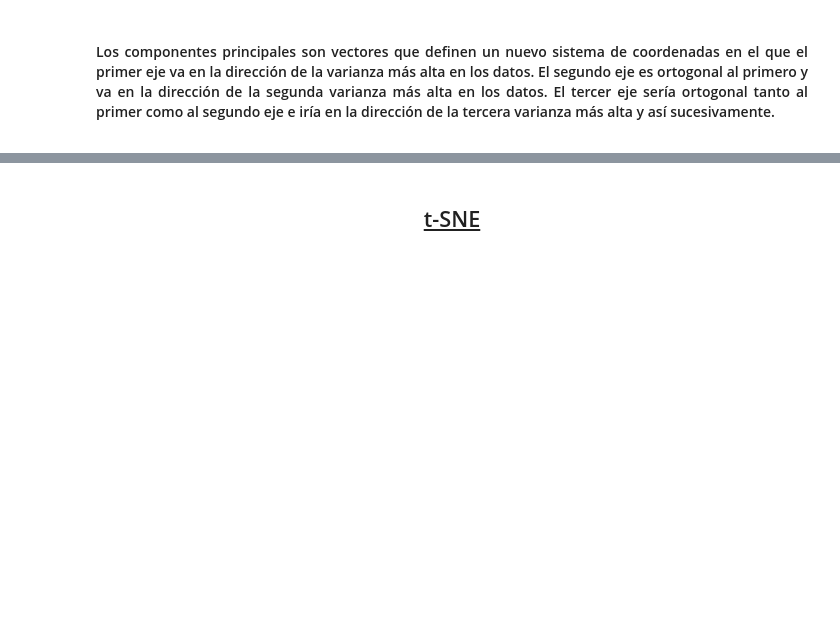
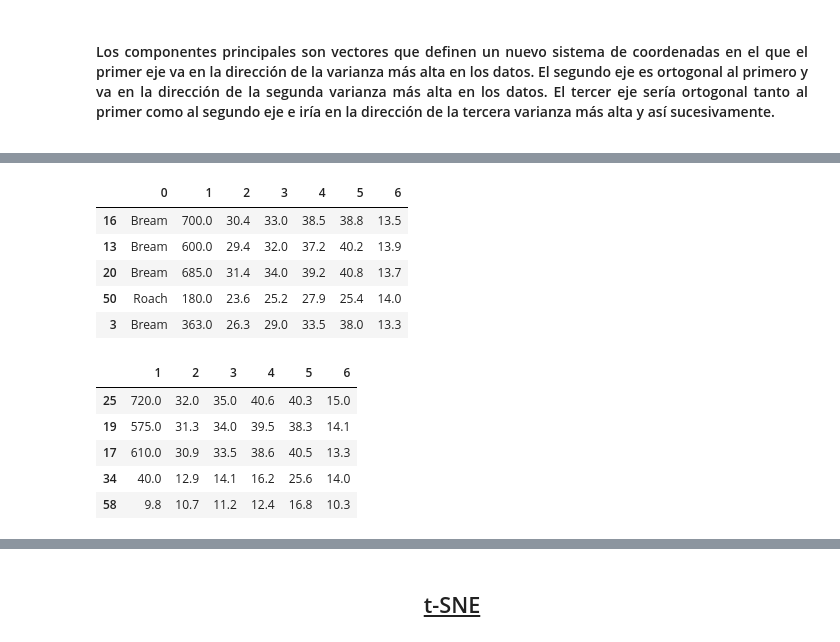
Before and after one commit to garestrear/ninja-pythonist, a Jupyter notebook: NoSupervisado/AprendizajeNoSupervisado.ipynb, the cells around one changed output, grey strips where cells are left out. Saved outputs shown, nothing was run; the diff lists cells and outputs as text; code cells hidden in the pictures; blank space fills up the shorter version.

```diff
--- a/NoSupervisado/AprendizajeNoSupervisado.ipynb
+++ b/NoSupervisado/AprendizajeNoSupervisado.ipynb
@@ -58,0 +72,19 @@ Los componentes principales son vectores que definen un nuevo sistema de coorden
+# %%
+fish = pd.read_csv('fish.csv', header = None)
+display(fish.sample(5))
+print("")
+samples = fish.drop(columns=[0])
+display(samples.sample(5))
+# %% [output]
+|  | 0 | 1 | 2 | 3 | 4 | 5 | 6 |
+| 16 | Bream | 700.0 | 30.4 | 33.0 | 38.5 | 38.8 | 13.5 |
+| 13 | Bream | 600.0 | 29.4 | 32.0 | 37.2 | 40.2 | 13.9 |
+| 20 | Bream | 685.0 | 31.4 | 34.0 | 39.2 | 40.8 | 13.7 |
+| 50 | Roach | 180.0 | 23.6 | 25.2 | 27.9 | 25.4 | 14.0 |
+| 3 | Bream | 363.0 | 26.3 | 29.0 | 33.5 | 38.0 | 13.3 |
+|  | 1 | 2 | 3 | 4 | 5 | 6 |
+| 25 | 720.0 | 32.0 | 35.0 | 40.6 | 40.3 | 15.0 |
+| 19 | 575.0 | 31.3 | 34.0 | 39.5 | 38.3 | 14.1 |
+| 17 | 610.0 | 30.9 | 33.5 | 38.6 | 40.5 | 13.3 |
+| 34 | 40.0 | 12.9 | 14.1 | 16.2 | 25.6 | 14.0 |
+| 58 | 9.8 | 10.7 | 11.2 | 12.4 | 16.8 | 10.3 |
```
Also changed, not shown: parts of 11 cells of this notebook.
